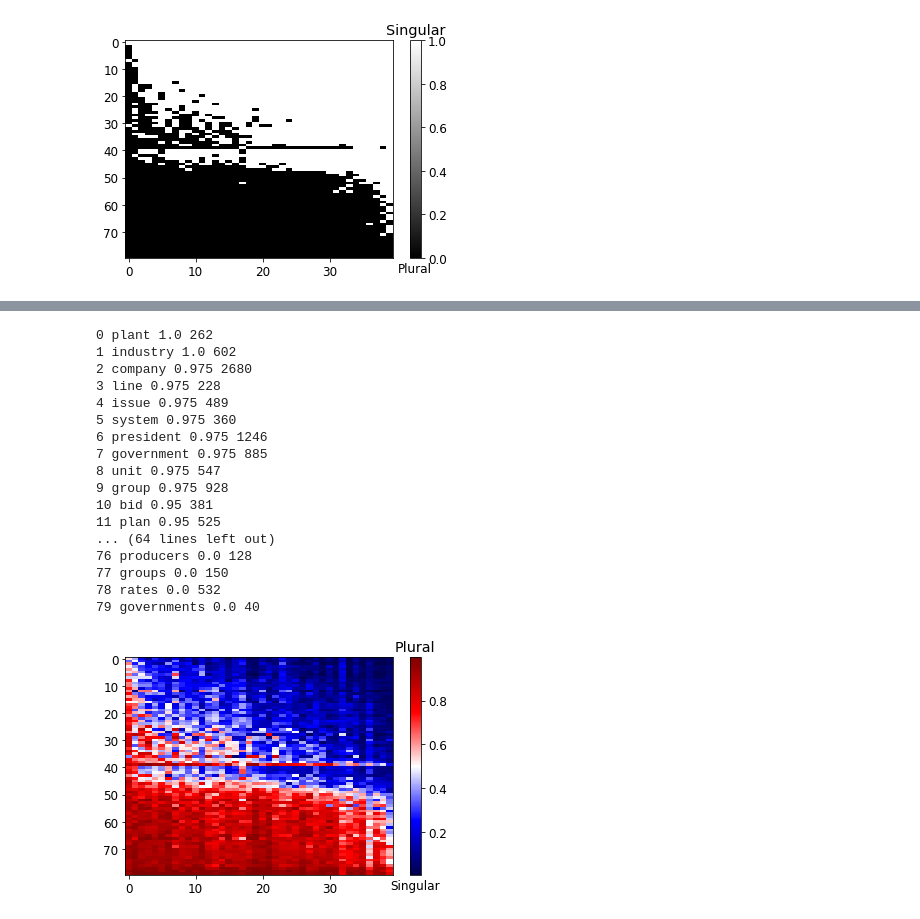
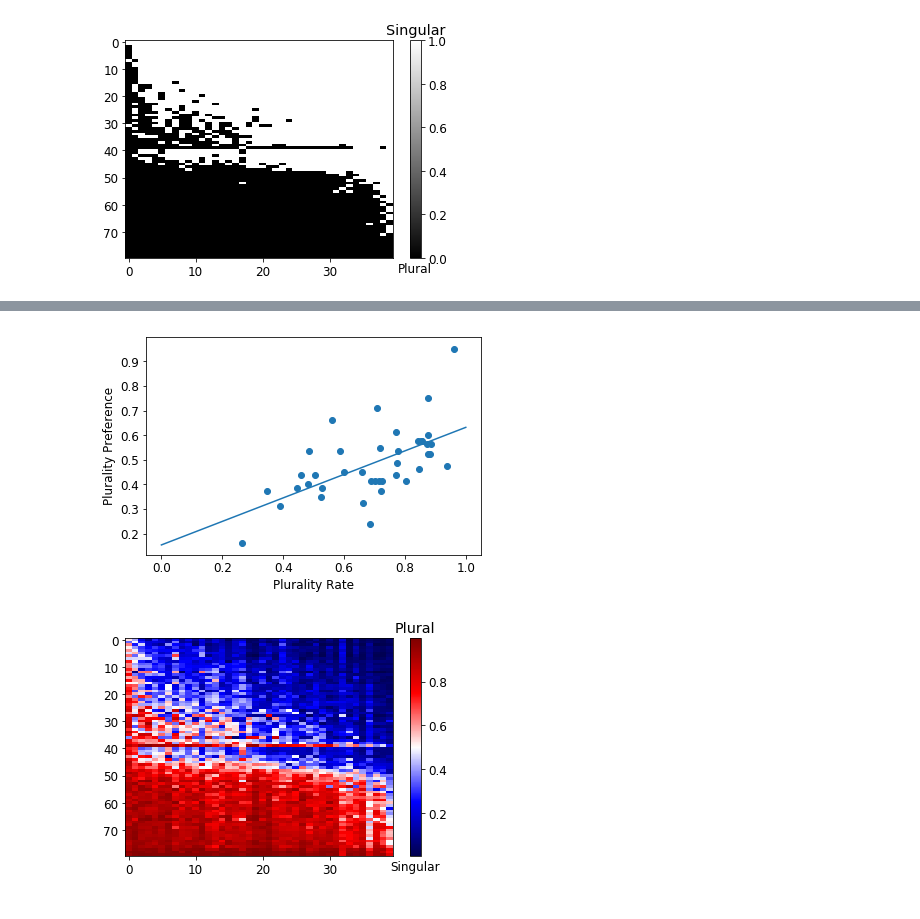
Before and after one commit to davidmrau/nlp1, a Jupyter notebook: experiments/Experiment_with_noun_verb_matrix_david.ipynb, the cells around one changed output, grey strips where cells are left out. Cells and saved outputs as stored; diff of their text form; code cells hidden in the pictures.

```diff
--- a/experiments/Experiment_with_noun_verb_matrix_david.ipynb
+++ b/experiments/Experiment_with_noun_verb_matrix_david.ipynb
@@ -276,31 +274,41 @@ plt.imsave('vector_nouns.png',[vector_nouns,vector_nouns], cmap=cm.seismic)
 # %%
 i2w = np.vectorize(lambda i: NN[i] if i < n else NNS[i-n])
 sorted_nouns = i2w(row_indices)
-for i,w in enumerate(sorted_nouns):
-    print(i,w, matrix[i,:].mean(), vector_nouns[i])
+#for i,w in enumerate(sorted_nouns):
+    #print(i,w, matrix[i,:].mean(), vector_nouns[i])
 
 # 1 = all predictions singular, 0 = all predictions plural
 # We see that the singular word 'income' seems to be miscounted as plural (0.15)
 # We see a lot of plural words that seem to be miscounted (40 - 47)
 # We do not see a clear relation with frequencies
-# %% [output]
-0 plant 1.0 262
-1 industry 1.0 602
-2 company 0.975 2680
-3 line 0.975 228
-4 issue 0.975 489
-5 system 0.975 360
-6 president 0.975 1246
-7 government 0.975 885
-8 unit 0.975 547
-9 group 0.975 928
-10 bid 0.95 381
-11 plan 0.95 525
-... (64 lines left out)
-76 producers 0.0 128
-77 groups 0.0 150
-78 rates 0.0 532
-79 governments 0.0 40
+# %%
+plurality_rate = []
+plurality_pref = []
+
+for i,w in enumerate(noun_verb_matrix_plural_prediction_sorted_idx_col):
+    #print(VBZ[i],VBP[i])
+    #print(i,VBZ[w],VBP[w], 1-matrix[:,i].mean(), vector_verbs[i])
+    plurality_rate.append(vector_verbs[i])
+    plurality_pref.append(1-matrix[:,i].mean())
+x = np.arange(0,1.1,0.1)
+fit = np.polyfit(plurality_rate,plurality_pref,1)
+fit_fn = np.poly1d(fit)
+
+plt.plot(x,fit_fn(x))
+plt.xlabel('Plurality Rate')
+plt.ylabel('Plurality Preference')
+plt.scatter(plurality_rate,plurality_pref)
+plt.show()
+plt.savefig('lin_reg.png')
+# 1 = all predictions singular, 0 = all predictions plural
+# We see that the singular word 'income' seems to be miscounted as plural (0.15)
+# We see a lot of plural words that seem to be miscounted (40 - 47)
+# We do not see a clear relation with frequencies
+
+
+# low plurality rate = low probability to predic plural
+# %% [output]
+[figure, added]
 # %%
 # IDEA:
 # Create the same diagram for the infrequent nouns.
```
Also changed, not shown: parts of 4 cells of this notebook, 2 other files.
